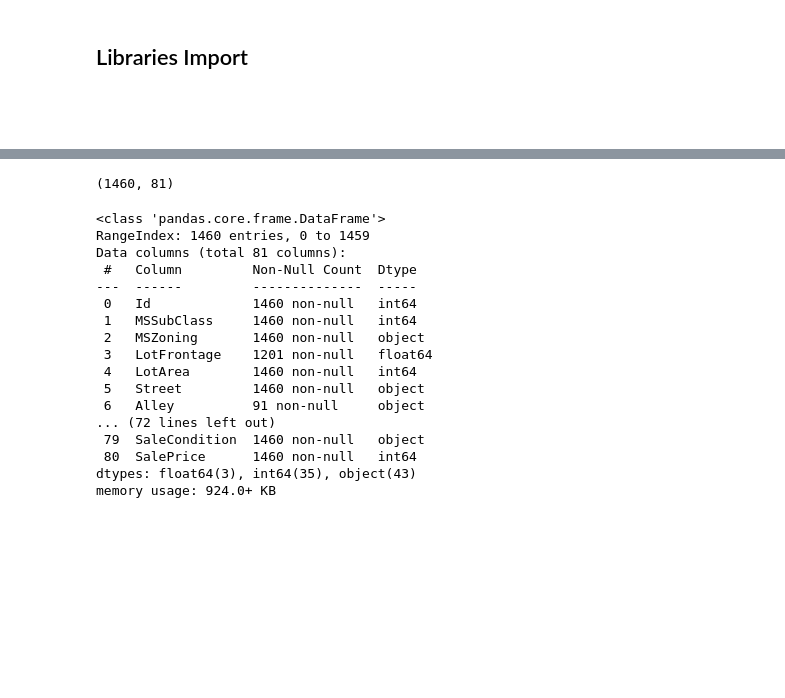
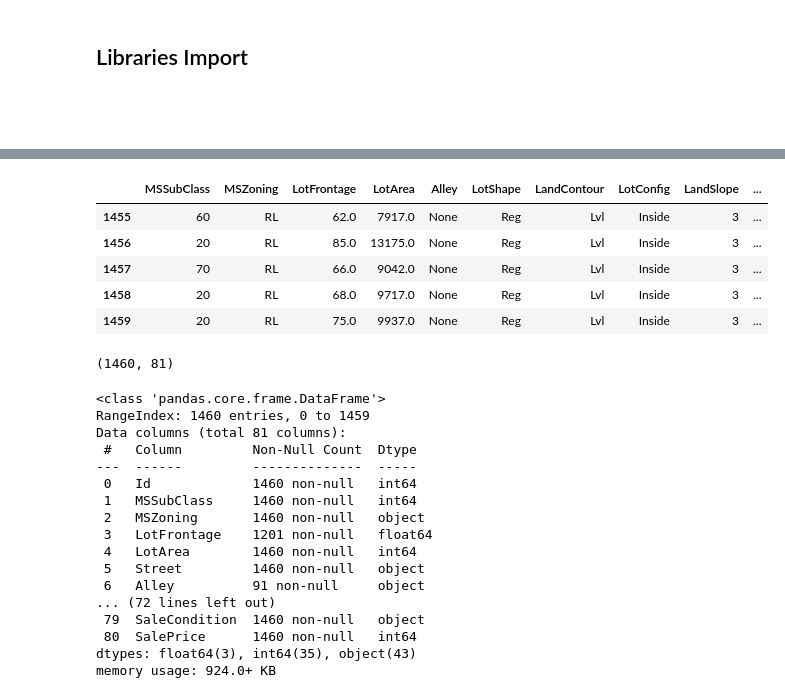
Before and after one commit to fedfioravanti/Regression-and-Classification-to-Predict-House-Prices, a Jupyter notebook: GA_Ames_House_Prices.ipynb, the cells around one changed output, grey strips where cells are left out. Drawn from its saved outputs; the diff is of its cells as text; code cells hidden in the pictures; blank space fills up the shorter version.

```diff
--- a/GA_Ames_House_Prices.ipynb
+++ b/GA_Ames_House_Prices.ipynb
@@ -111,3 +113,12 @@ house.head()
+# %%
+house.tail()
+# %% [output]
+|  | MSSubClass | MSZoning | LotFrontage | LotArea | Alley | LotShape | LandContour | LotConfig | LandSlope | ... |
+| 1455 | 60 | RL | 62.0 | 7917.0 | None | Reg | Lvl | Inside | 3 | ... |
+| 1456 | 20 | RL | 85.0 | 13175.0 | None | Reg | Lvl | Inside | 3 | ... |
+| 1457 | 70 | RL | 66.0 | 9042.0 | None | Reg | Lvl | Inside | 3 | ... |
+| 1458 | 20 | RL | 68.0 | 9717.0 | None | Reg | Lvl | Inside | 3 | ... |
+| 1459 | 20 | RL | 75.0 | 9937.0 | None | Reg | Lvl | Inside | 3 | ... |
 # %%
 # check the shape
 house.shape
```
Also changed, not shown: parts of 47 cells of this notebook.
